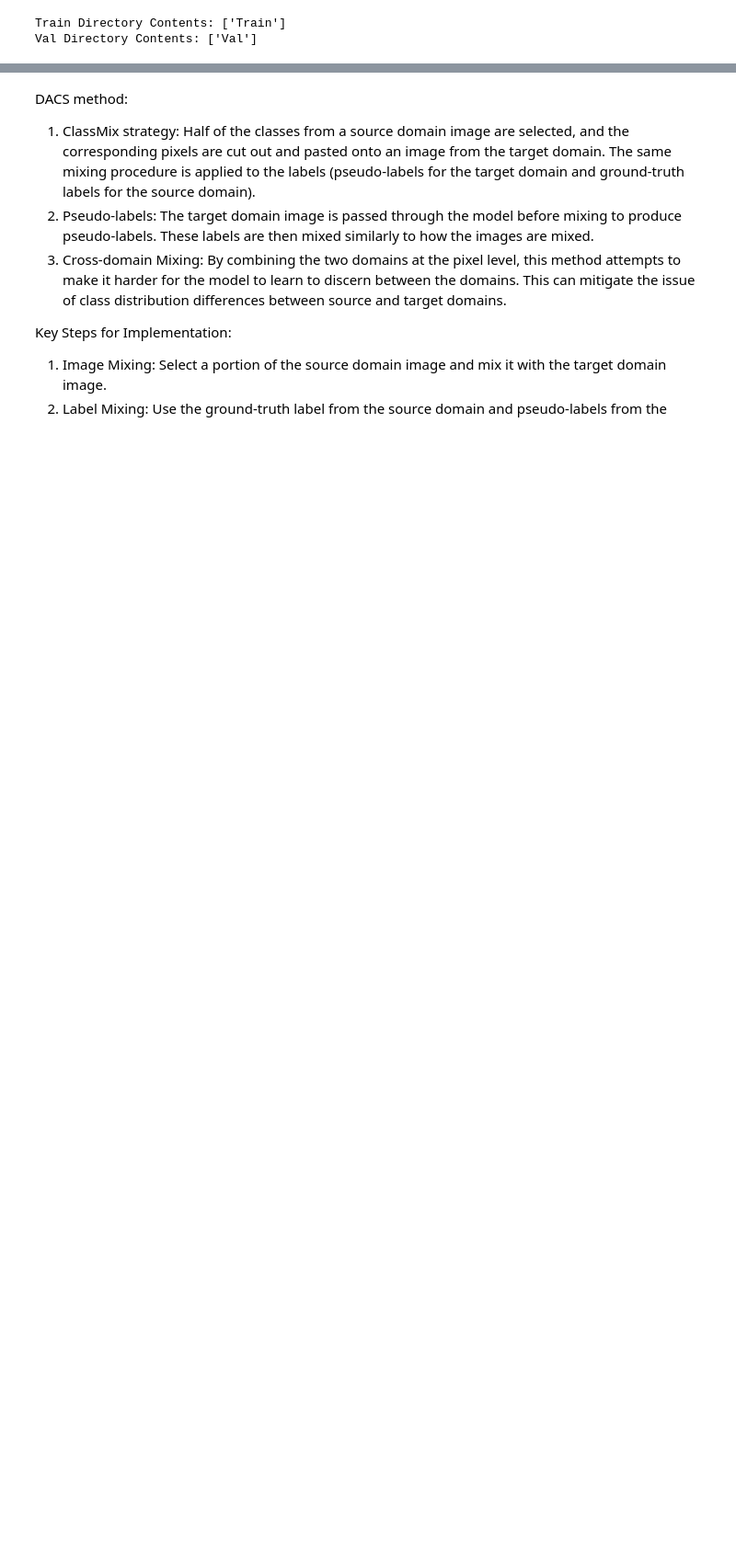
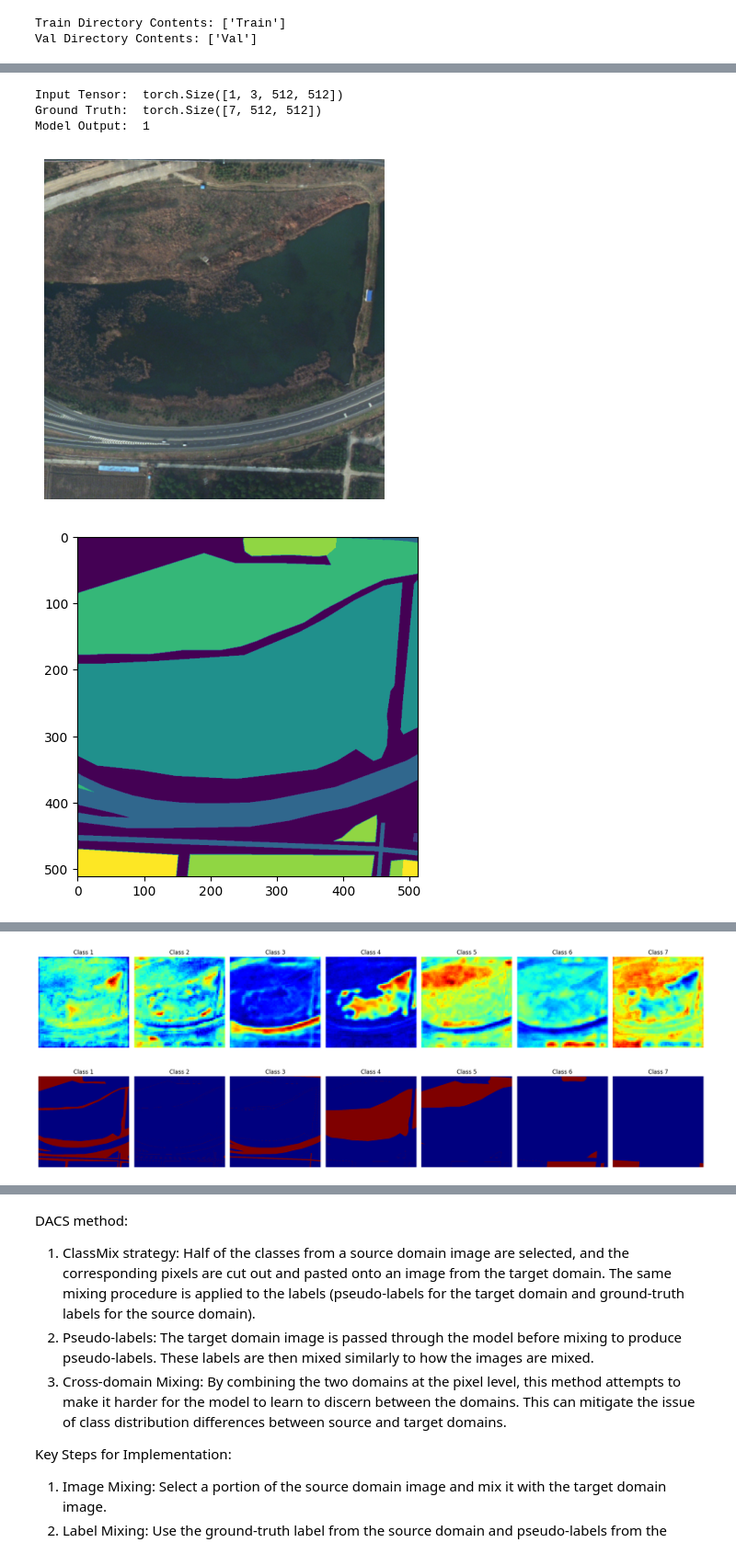
Before and after one commit to MichelePoli/AMLProject, a Jupyter notebook: Task5_giorgia/4bImage_to_imageApproachBS16_dice.ipynb, the cells around one changed output, grey strips where cells are left out. Shown at 92% size. Saved outputs shown, nothing was run; the diff lists cells and outputs as text; code cells hidden in the pictures; blank space fills up the shorter version.

```diff
--- a/Task5_giorgia/4bImage_to_imageApproachBS16_dice.ipynb
+++ b/Task5_giorgia/4bImage_to_imageApproachBS16_dice.ipynb
@@ -1062,3 +1059,76 @@ import gc
 gc.collect() #clear cpu memory
 import torch
 torch.cuda.empty_cache() #clear gpu memory #runna più volte
+# %%
+TRAINING=1
+if TRAINING:  # Ensure you have a condition for training mode
+    # Pick a random batch from the train loader
+    a, b = target_dataset[100]
+    inputs, targets = a, b  # Assuming the loader returns (input, target) pairs
+
+    # Move the inputs and targets to the same device as the model
+    inputs, targets = inputs.to(device), targets.to(device)
+
+    inputs = inputs.unsqueeze(0)  # Add a batch dimension
+
+    # Get the model output for the input
+    model.eval()  # Make sure the model is in evaluation mode
+    with torch.no_grad():
+        output = model(inputs)  # Get model prediction for the input
+
+    output = output[1]
+
+    # Print the random input, output, and ground truth
+    # print("\nRandom Sample (Epoch {})".format(i))
+    print("Input Tensor: ", inputs.shape)
+    print("Ground Truth: ", targets.shape)
+    print("Model Output: ", len(output))
+
+    show_image(a)
+
+    plt.imshow(b.argmax(dim=0)) #grouth truth mask
+    plt.show()
+
+    output = output.squeeze(0)
+
+    plt.imshow(output.cpu().argmax(dim=0).numpy()) #
+
+    fig, axes = plt.subplots(1, 7, figsize=(20, 5))
+
+    # Itera attraverso i canali della maschera (7 classi)
+    for i in range(7):
+        # Estrai il canale i-esimo
+        mask_class = output[i].cpu().numpy()  # Converti in array numpy per la visualizzazione
+
+        # Visualizza la maschera della classe i
+        axes[i].imshow(mask_class, cmap='jet')  # Usa una mappa di colori (ad esempio, 'jet')
+        axes[i].set_title(f'Class {i + 1}')
+        axes[i].axis('off')  # Disabilita gli assi
+
+    # Mostra il risultato
+    plt.tight_layout()
+    plt.show()
+
+    fig, axes = plt.subplots(1, 7, figsize=(20, 5))
+
+    # Itera attraverso i canali della maschera (7 classi)
+    for i in range(7):
+        # Estrai il canale i-esimo
+        mask_class = targets[i].cpu().numpy()  # Converti in array numpy per la visualizzazione
+
+        # Visualizza la maschera della classe i
+        axes[i].imshow(mask_class, cmap='jet')  # Usa una mappa di colori (ad esempio, 'jet')
+        axes[i].set_title(f'Class {i + 1}')
+        axes[i].axis('off')  # Disabilita gli assi
+
+    # Mostra il risultato
+    plt.tight_layout()
+    plt.show()
+
+    model.train()
+# %% [output]
+Input Tensor:  torch.Size([1, 3, 512, 512])
+Ground Truth:  torch.Size([7, 512, 512])
+Model Output:  1
+[figure, added]
+[figure, added]
@@ -1064,0 +1136,2 @@ torch.cuda.empty_cache() #clear gpu memory #runna più volte
+[figure, added]
+[figure, added]
```
Also changed, not shown: parts of 6 cells of this notebook.
